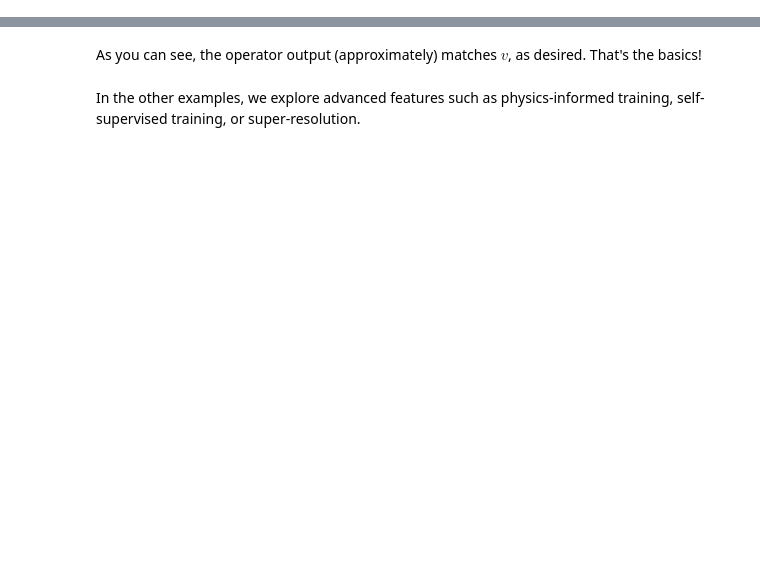
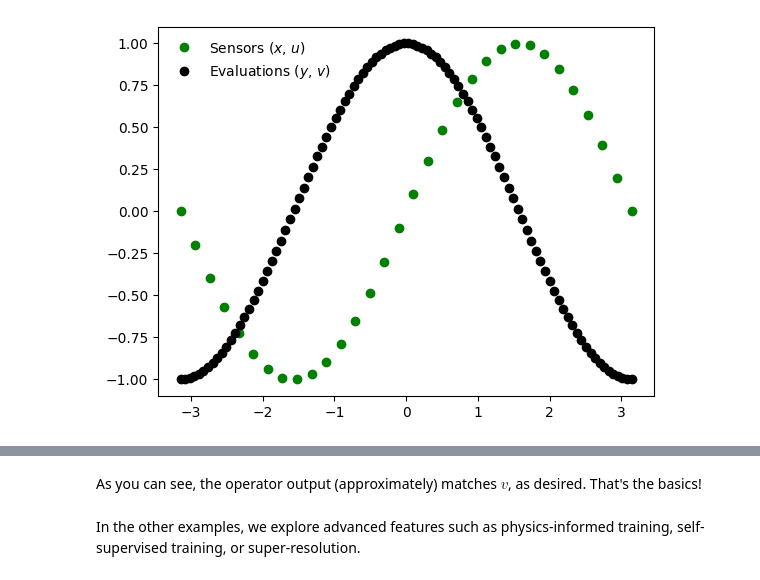
Before and after one commit to aai-institute/continuiti, a Jupyter notebook: examples/basics.ipynb, the cells around one changed output, grey strips where cells are left out. Saved outputs shown, nothing was run; the diff lists cells and outputs as text; code cells hidden in the pictures; blank space fills up the shorter version.

```diff
--- a/examples/basics.ipynb
+++ b/examples/basics.ipynb
@@ -49,0 +80,7 @@ The goal is to learn a mapping between two infinite dimensional spaces. To work
+# %%
+plt.plot(x, u, "go", label="Sensors ($x$, $u$)")
+plt.plot(y, v, "ko", label="Evaluations ($y$, $v$)")
+plt.legend()
+plt.show()
+# %% [output]
+[figure, added]
```
Also changed, not shown: parts of 24 cells of this notebook.
